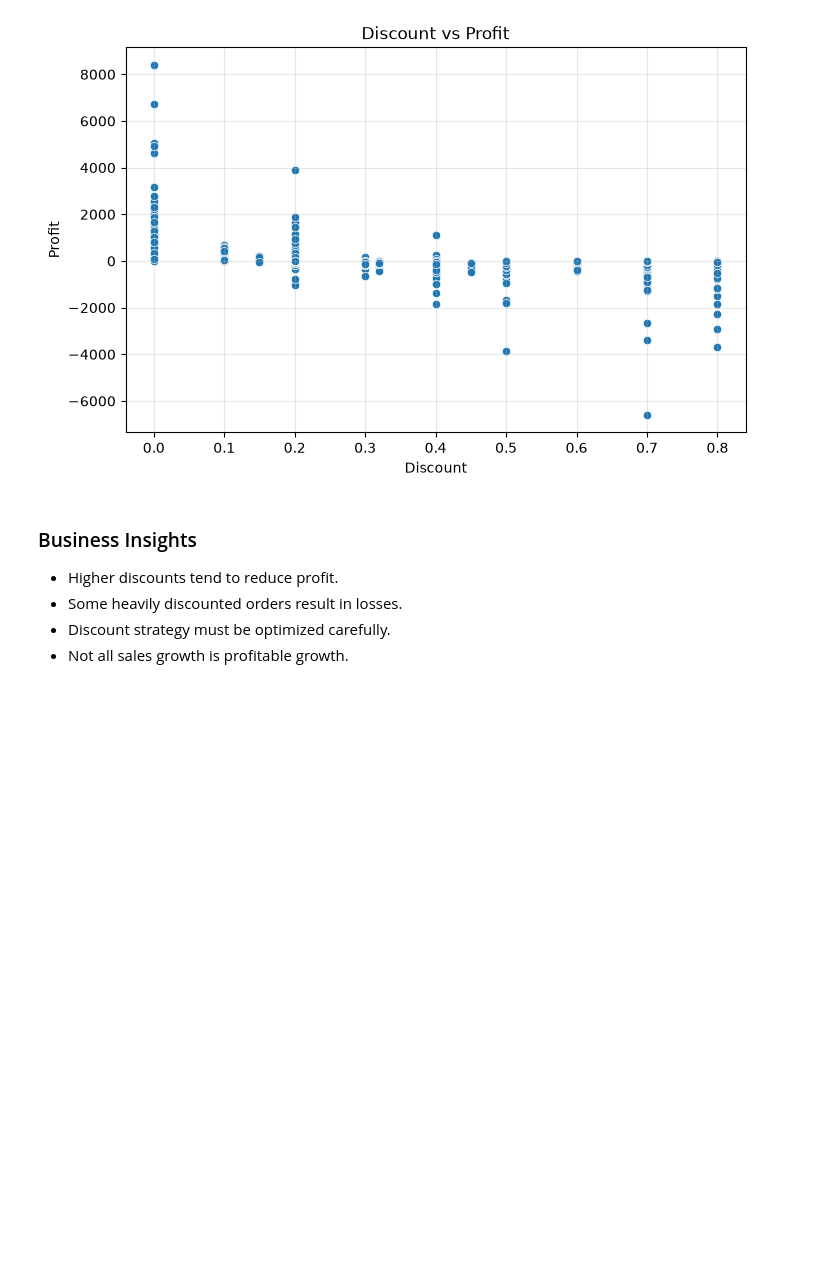
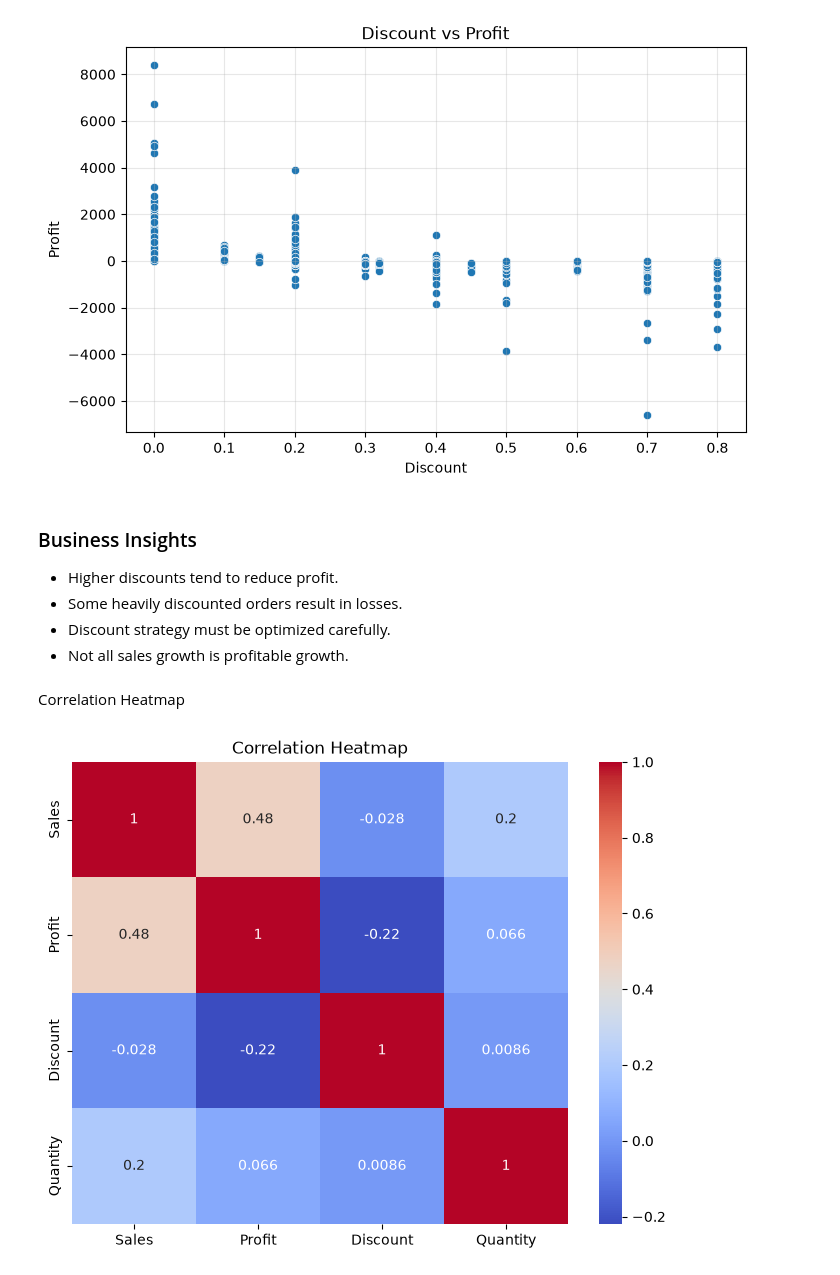
Before and after one commit to Swechhhya/DevRise-Data-Analysis, a Jupyter notebook: notebook/Data_Analysis.ipynb, the cells around one changed output. Saved outputs shown, nothing was run; the diff lists cells and outputs as text; code cells hidden in the pictures; blank space fills up the shorter version.

Commit message:
structure for improved readability and maintainability of correlation heatmap

```diff
--- a/notebook/Data_Analysis.ipynb
+++ b/notebook/Data_Analysis.ipynb
@@ -337,3 +337,27 @@ plt.show()
 - Some heavily discounted orders result in losses.
 - Discount strategy must be optimized carefully.
 - Not all sales growth is profitable growth.
+# %% [markdown]
+Correlation Heatmap
+# %%
+# Select only numeric columns
+numeric_df = df[["Sales", "Profit", "Discount", "Quantity"]]
+
+# Correlation matrix
+corr = numeric_df.corr()
+
+# Plot heatmap
+plt.figure(figsize=(8,6))
+
+sns.heatmap(
+    corr,
+    annot=True,
+    cmap="coolwarm"
+)
+
+plt.title("Correlation Heatmap")
+
+plt.savefig("../images/correlation_heatmap.png", dpi=300, bbox_inches="tight")
+plt.show()
+# %% [output]
+[figure, added]
```
Also changed, not shown: parts of 1 cell of this notebook, 1 other file.
